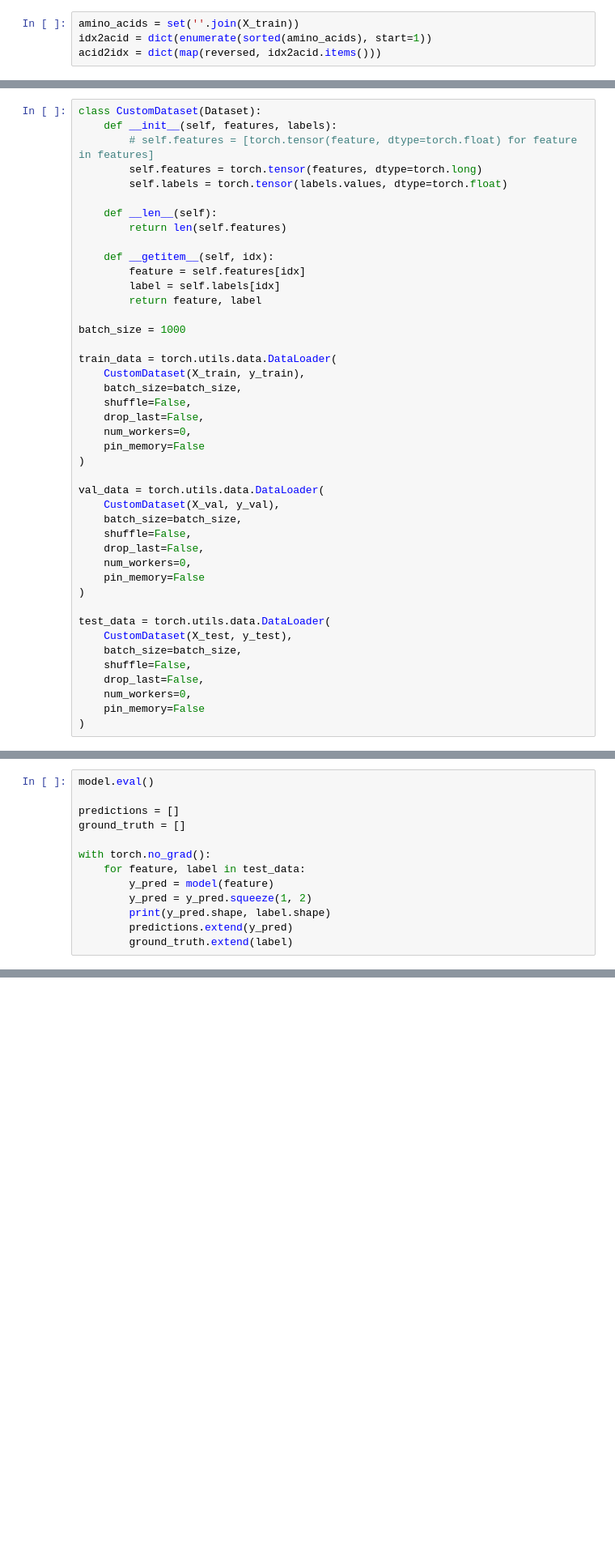
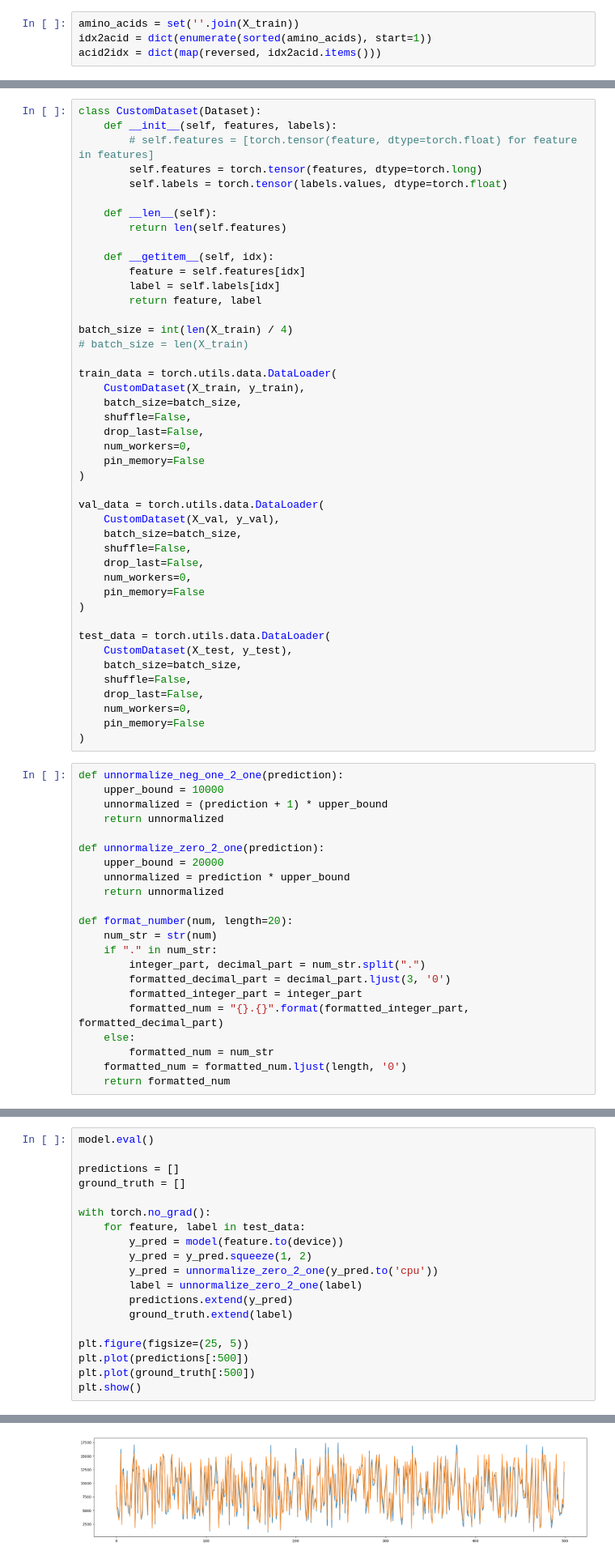
Before and after one commit to jasonchu-dev/Proteomics_RT_Prediction, a Jupyter notebook: Untitled.ipynb, the cells around one changed output, grey strips where cells are left out. Shown: that part at 81% size. Drawn from its saved outputs; the diff is of its cells as text; blank space fills up the shorter version.

```diff
--- a/Untitled.ipynb
+++ b/Untitled.ipynb
@@ -99,7 +129,8 @@ class CustomDataset(Dataset):
         label = self.labels[idx]
         return feature, label
 
-batch_size = 1000
+batch_size = int(len(X_train) / 4)
+# batch_size = len(X_train)
 
 train_data = torch.utils.data.DataLoader(
     CustomDataset(X_train, y_train),
@@ -127,4 +158,26 @@ test_data = torch.utils.data.DataLoader(
     num_workers=0,
     pin_memory=False
 )
+# %%
+def unnormalize_neg_one_2_one(prediction):
+    upper_bound = 10000
+    unnormalized = (prediction + 1) * upper_bound
+    return unnormalized
+
+def unnormalize_zero_2_one(prediction):
+    upper_bound = 20000
+    unnormalized = prediction * upper_bound
+    return unnormalized
+
+def format_number(num, length=20):
+    num_str = str(num)
+    if "." in num_str:
+        integer_part, decimal_part = num_str.split(".")
+        formatted_decimal_part = decimal_part.ljust(3, '0')
+        formatted_integer_part = integer_part
+        formatted_num = "{}.{}".format(formatted_integer_part, formatted_decimal_part)
+    else:
+        formatted_num = num_str
+    formatted_num = formatted_num.ljust(length, '0')
+    return formatted_num
 # %%
@@ -252,9 +370,15 @@ ground_truth = []
 
 with torch.no_grad():
     for feature, label in test_data:
-        y_pred = model(feature)
+        y_pred = model(feature.to(device))
         y_pred = y_pred.squeeze(1, 2)
-        print(y_pred.shape, label.shape)
+        y_pred = unnormalize_zero_2_one(y_pred.to('cpu'))
+        label = unnormalize_zero_2_one(label)
         predictions.extend(y_pred)
         ground_truth.extend(label)
+
+plt.figure(figsize=(25, 5))
+plt.plot(predictions[:500])
+plt.plot(ground_truth[:500])
+plt.show()
 # %% [output]
@@ -261,0 +385 @@ torch.Size([718]) torch.Size([718])
+[figure, added]
```
Also changed, not shown: parts of 9 cells of this notebook, 3 other files.
